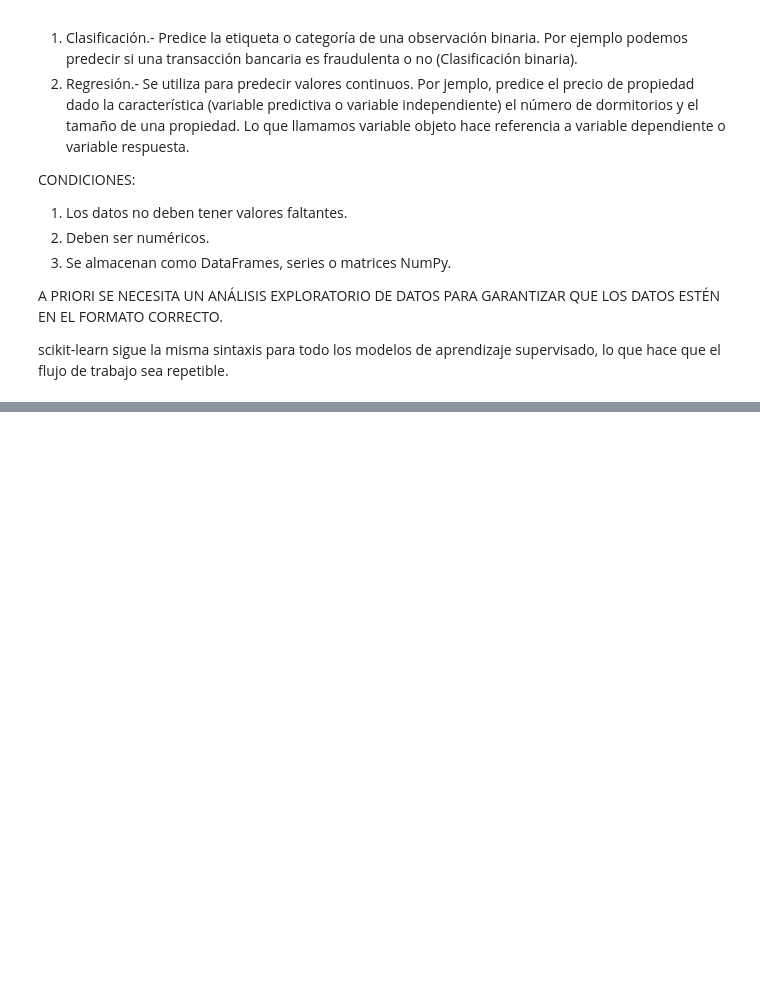
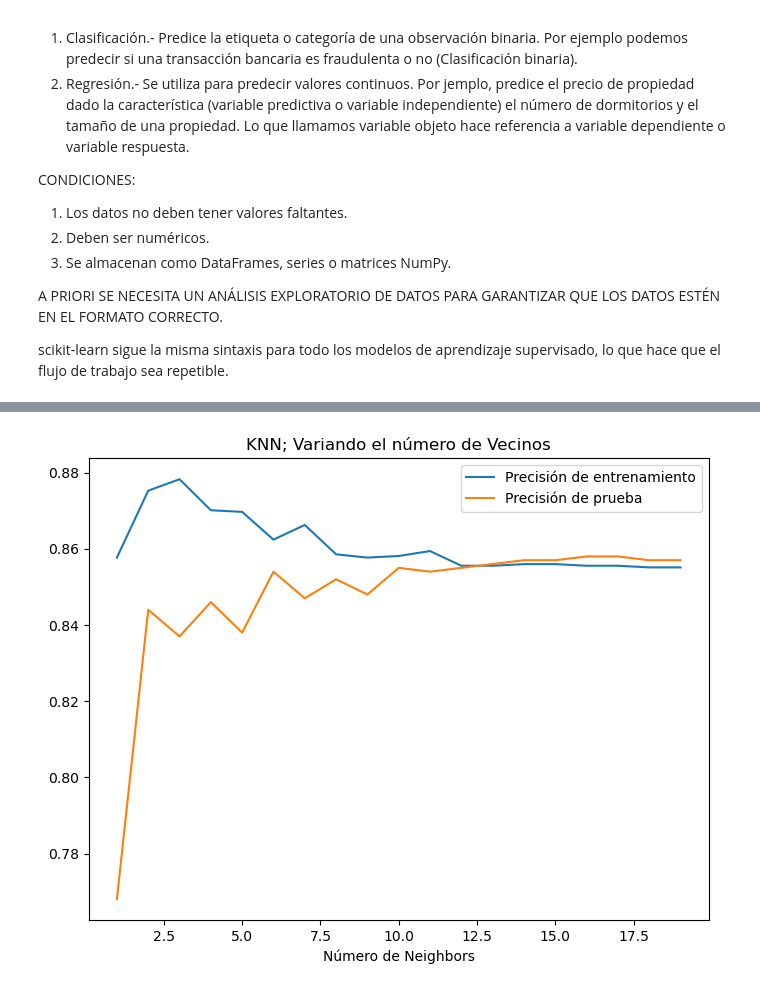
Before and after one commit to soyfode/projects, a Jupyter notebook: ML/01_APRENDIZAJE_SUPERVISADO.ipynb, the cells around one changed output, grey strips where cells are left out. Cells and saved outputs as stored; diff of their text form; code cells hidden in the pictures; blank space fills up the shorter version.

```diff
--- a/ML/01_APRENDIZAJE_SUPERVISADO.ipynb
+++ b/ML/01_APRENDIZAJE_SUPERVISADO.ipynb
@@ -968,0 +142,16 @@ Es importante recordar que la precisión no es la única métrica para evaluar u
+# %%
+# Importar sklearn
+from sklearn.model_selection import train_test_split
+
+# Dividir los datos en datos de entrenamiento y prueba
+X_train, X_test, y_train, y_test = train_test_split(X,y, test_size = 0.3,
+                                                    random_state = 21, stratify = y)
+
+# Instanciar KNN
+knn = KNeighborsClassifier(n_neighbors = 6)
+
+# Ajustar a nuestros datos de entrenamiento
+knn.fit(X_train, y_train)
+
+# Imprimir la precisión del modelo
+print(knn.score(X_test,y_test))
@@ -968,0 +174,30 @@ Es importante recordar que la precisión no es la única métrica para evaluar u
+# %%
+# Libreria
+import matplotlib.pyplot as plt
+
+# Crear diccionarios vacíos para almacenar las precisiones de nuestro
+# entrenamiento y prueba, y una matriz que contiene un rango de valores "k".
+train_accuracies = {}
+test_accuracies = {}
+neighbors = np.arange(1, 20)
+
+# Usar un bucle for para repetir nuestro flujo de trabajo anterior, construyendo
+# varios modelos usando un número diferente de vecinos.
+for neighbor in neighbors:
+    knn =  KNeighborsClassifier(n_neighbors = neighbor)
+    # Entrenar el modelo
+    knn.fit(X_train, y_train)
+    # Calcular la precisión del conjunto de entrenamiento y prueba.
+    train_accuracies[neighbor] = knn.score(X_train, y_train)
+    test_accuracies[neighbor] = knn.score(X_test, y_test)
+
+# Graficar
+plt.figure(figsize = (8,6))
+plt.title('KNN; Variando el número de Vecinos')
+plt.plot(neighbors, train_accuracies.values(), label = "Precisión de entrenamiento")
+plt.plot(neighbors, test_accuracies.values(), label = "Precisión de prueba")
+plt.legend()
+plt.xlabel("Número de Neighbors")
+plt.show()
+# %% [output]
+[figure, added]
```
Also changed, not shown: parts of 125 cells of this notebook, 5 other files.
